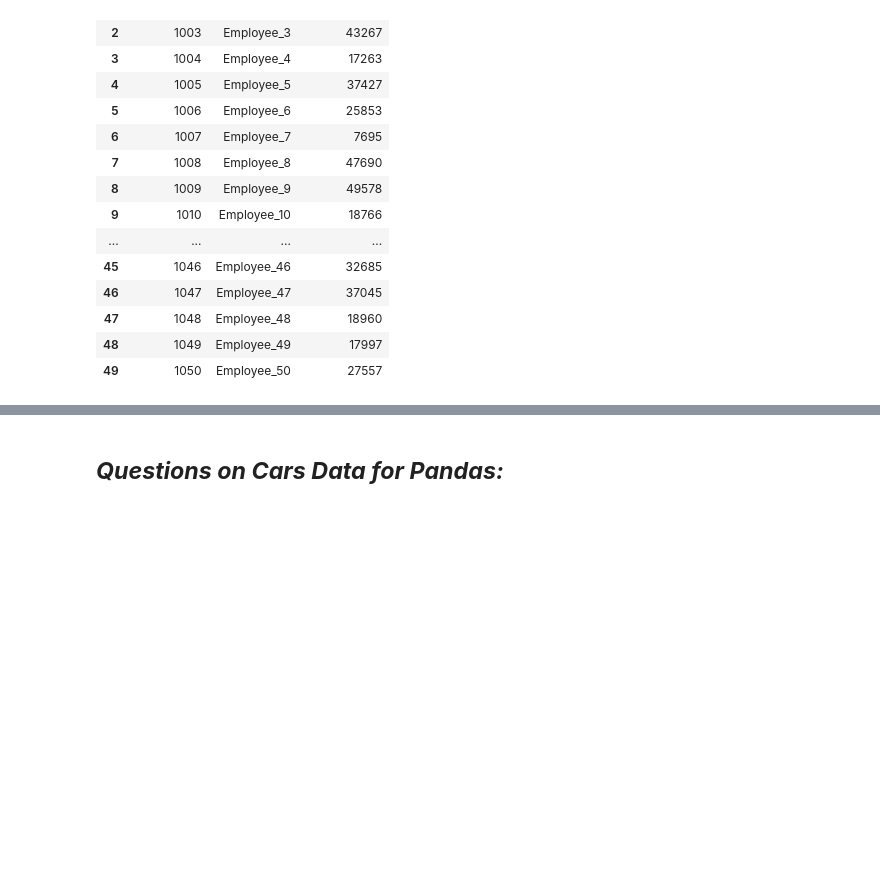
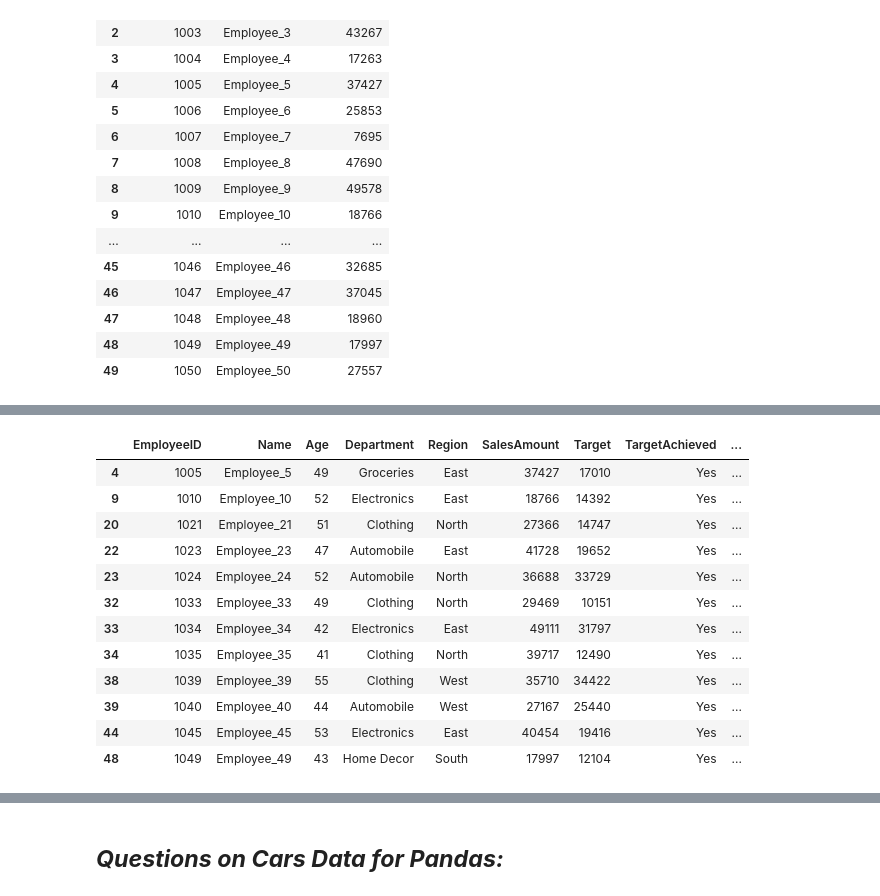
Before and after one commit to vaishnaviPatil1111/Python, a Jupyter notebook: Python_Pandas.ipynb, the cells around one changed output, grey strips where cells are left out. Cells and saved outputs as stored; diff of their text form; code cells hidden in the pictures; blank space fills up the shorter version.

```diff
--- a/Python_Pandas.ipynb
+++ b/Python_Pandas.ipynb
@@ -166,0 +334,18 @@ df[['EmployeeID', 'Name', 'SalesAmount']]
+# %%
+#19.	Find employees who are older than 40 years and achieved their target.
+df.head()
+df[(df['Age'] > 40) & (df['TargetAchieved'] == 'Yes')]
+# %% [output]
+|  | EmployeeID | Name | Age | Department | Region | SalesAmount | Target | TargetAchieved | ... |
+| 4 | 1005 | Employee_5 | 49 | Groceries | East | 37427 | 17010 | Yes | ... |
+| 9 | 1010 | Employee_10 | 52 | Electronics | East | 18766 | 14392 | Yes | ... |
+| 20 | 1021 | Employee_21 | 51 | Clothing | North | 27366 | 14747 | Yes | ... |
+| 22 | 1023 | Employee_23 | 47 | Automobile | East | 41728 | 19652 | Yes | ... |
+| 23 | 1024 | Employee_24 | 52 | Automobile | North | 36688 | 33729 | Yes | ... |
+| 32 | 1033 | Employee_33 | 49 | Clothing | North | 29469 | 10151 | Yes | ... |
+| 33 | 1034 | Employee_34 | 42 | Electronics | East | 49111 | 31797 | Yes | ... |
+| 34 | 1035 | Employee_35 | 41 | Clothing | North | 39717 | 12490 | Yes | ... |
+| 38 | 1039 | Employee_39 | 55 | Clothing | West | 35710 | 34422 | Yes | ... |
+| 39 | 1040 | Employee_40 | 44 | Automobile | West | 27167 | 25440 | Yes | ... |
+| 44 | 1045 | Employee_45 | 53 | Electronics | East | 40454 | 19416 | Yes | ... |
+| 48 | 1049 | Employee_49 | 43 | Home Decor | South | 17997 | 12104 | Yes | ... |
```
Also changed, not shown: parts of 21 cells of this notebook.
